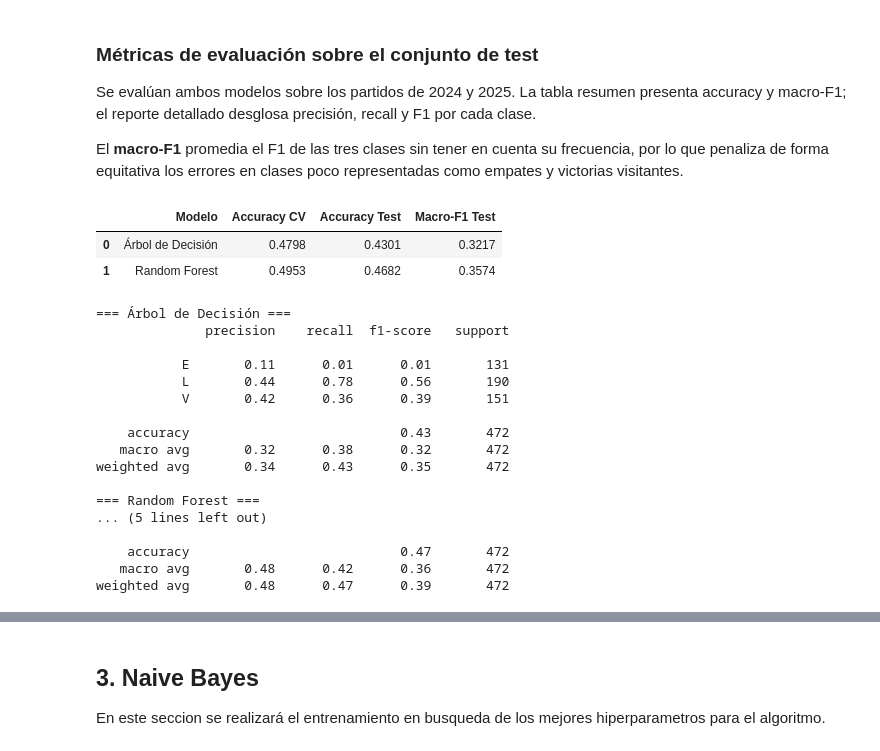
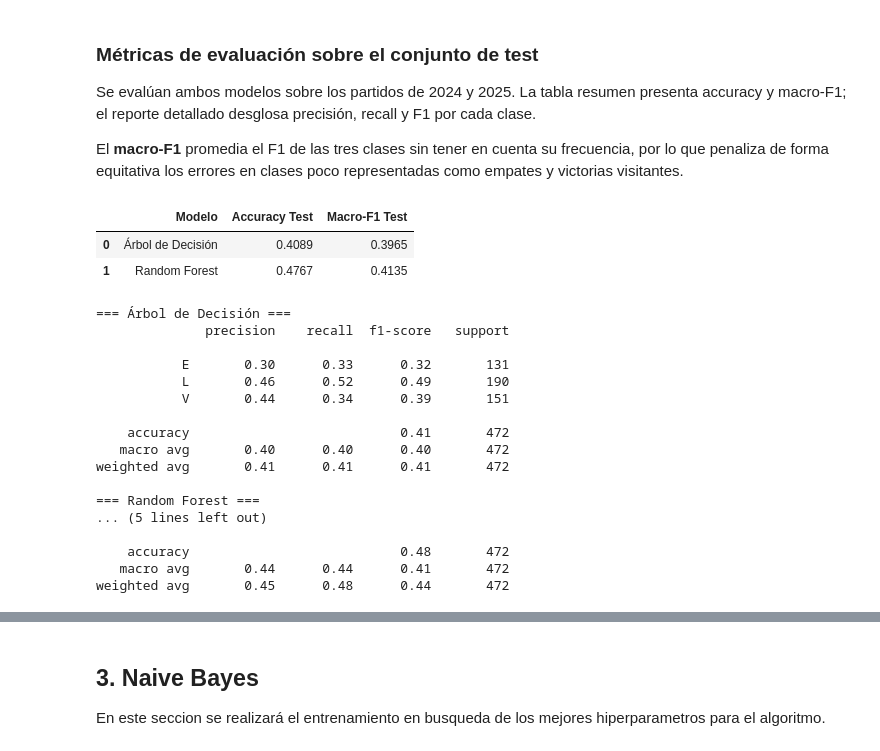
Before and after one commit to lugonca20/aprendaut_labs, a Jupyter notebook: tarea1/tarea1.ipynb, the cells around one changed output, grey strips where cells are left out. Saved outputs shown, nothing was run; the diff lists cells and outputs as text; code cells hidden in the pictures.

Commit message:
implementacion decision tree y ventana a 5 partidos

```diff
--- a/tarea1/tarea1.ipynb
+++ b/tarea1/tarea1.ipynb
@@ -156,5 +156,5 @@ Estas variables se calculan ordenando los partidos por fecha y agrupándolos por
 **Observación**: En el caso de los días de descanso para un equipo que jugará su primera fecha en el campeonato, se asigna un valor por defecto que representa una cantidad estándar de días de descanso desde el último partido disputado en la temporada anterior.
 # %%
 from functions import historic_features
-dataset = historic_features.calculate_historic_features(dataset)
+dataset = historic_features.calculate_historic_features(dataset, window=5)
 # %% [markdown]
@@ -342,0 +441,16 @@ Name: wins_prop, dtype: float64
+# %%
+# Elijo una combinación de hiperparámetros en caso de que haya más de una
+fila = mejores_filas_arbol.iloc[0]
+mejor_min_info_gain = 0.01
+mejor_max_depth = fila['max_depth']
+
+arbol_decision_optimizado = ArbolDecisionID3(min_info_gain=mejor_min_info_gain, max_depth=mejor_max_depth)
+arbol_decision_optimizado.fit(X_train_arbol, Y_train)
+
+predicciones_arbol_optimizado = arbol_decision_optimizado.predict(X_test_arbol)
+
+print(f"Accuracy (min_info_gain={mejor_min_info_gain}, max_depth={mejor_max_depth}):", accuracy_score(Y_test, predicciones_arbol_optimizado))
+print()
+print(classification_report(Y_test, predicciones_arbol_optimizado, zero_division=0))
+print("Matriz de confusión (orden de clases:", list(arbol_decision_optimizado.classes_), "):")
+print(confusion_matrix(Y_test, predicciones_arbol_optimizado, labels=arbol_decision_optimizado.classes_))
@@ -446,26 +540,16 @@ Para evaluar cada combinación sin utilizar el conjunto de evaluación final, se
 # %%
 from sklearn.model_selection import GridSearchCV, TimeSeriesSplit
 
-cv_temporal = TimeSeriesSplit(n_splits=10)
-
-# grid_search_dt = GridSearchCV(
-#     estimator=pipeline_dt,
-#     param_grid=param_grid_dt,
-#     scoring='accuracy',
-#     cv=cv_temporal,
-#     n_jobs=-1,
-#     refit=True
-# )
+cv_temporal = TimeSeriesSplit(n_splits=5)
 
 grid_search_rf = GridSearchCV(
     estimator=pipeline_rf,
     param_grid=param_grid_rf,
-    scoring='accuracy',
+    scoring='f1_macro',
     cv=cv_temporal,
     n_jobs=-1,
     refit=True
 )
 
-# grid_search_dt.fit(X_train, Y_train)
 grid_search_rf.fit(X_train, Y_train)
 # %% [output]
@@ -579,48 +638,46 @@ empates y victorias visitantes.
 # %%
 from sklearn.metrics import accuracy_score, classification_report
 
-y_pred_dt = grid_search_dt.predict(X_test)
+y_pred_dt = arbol_decision_optimizado.predict(X_test)
 y_pred_rf = grid_search_rf.predict(X_test)
 
 resumen = pd.DataFrame([
     {
         'Modelo':        'Árbol de Decisión',
-        'Accuracy CV':   round(float(grid_search_dt.best_score_), 4),
         'Accuracy Test': round(float(accuracy_score(Y_test, y_pred_dt)), 4),
         'Macro-F1 Test': round(float(f1_score(Y_test, y_pred_dt, average='macro')), 4),
     },
     {
         'Modelo':        'Random Forest',
-        'Accuracy CV':   round(float(grid_search_rf.best_score_), 4),
         'Accuracy Test': round(float(accuracy_score(Y_test, y_pred_rf)), 4),
         'Macro-F1 Test': round(float(f1_score(Y_test, y_pred_rf, average='macro')), 4),
     },
 ])
 display(resumen)
 
 print("=== Árbol de Decisión ===")
 print(classification_report(Y_test, y_pred_dt))
 
 print("=== Random Forest ===")
 print(classification_report(Y_test, y_pred_rf))
 # %% [output]
-|  | Modelo | Accuracy CV | Accuracy Test | Macro-F1 Test |
-| 0 | Árbol de Decisión | 0.4798 | 0.4301 | 0.3217 |
-| 1 | Random Forest | 0.4953 | 0.4682 | 0.3574 |
+|  | Modelo | Accuracy Test | Macro-F1 Test |
+| 0 | Árbol de Decisión | 0.4089 | 0.3965 |
+| 1 | Random Forest | 0.4767 | 0.4135 |
 === Árbol de Decisión ===
               precision    recall  f1-score   support
 
-           E       0.11      0.01      0.01       131
-           L       0.44      0.78      0.56       190
-           V       0.42      0.36      0.39       151
+           E       0.30      0.33      0.32       131
+           L       0.46      0.52      0.49       190
+           V       0.44      0.34      0.39       151
 
-    accuracy                           0.43       472
-   macro avg       0.32      0.38      0.32       472
-weighted avg       0.34      0.43      0.35       472
+    accuracy                           0.41       472
+   macro avg       0.40      0.40      0.40       472
+weighted avg       0.41      0.41      0.41       472
 
 === Random Forest ===
 ... (5 lines left out)
 
-    accuracy                           0.47       472
-   macro avg       0.48      0.42      0.36       472
-weighted avg       0.48      0.47      0.39       472
+    accuracy                           0.48       472
+   macro avg       0.44      0.44      0.41       472
+weighted avg       0.45      0.48      0.44       472
```
Also changed, not shown: parts of 42 cells of this notebook, 2 other files.
